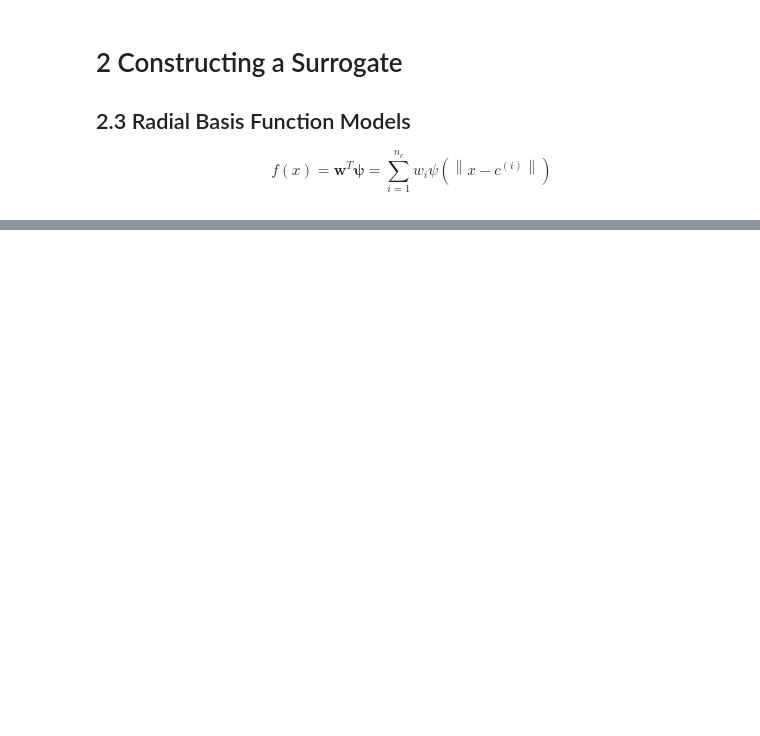
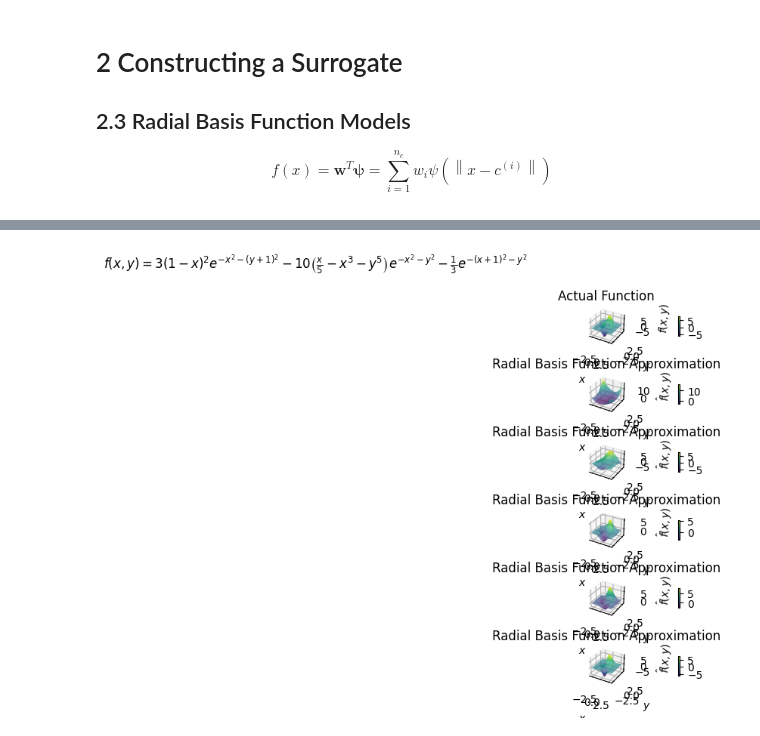
Before and after one commit to ijs32/rceu-2026, a Jupyter notebook: src/ian/surrogate-modeling/chapter-2/chapter_2.ipynb, the cells around one changed output, grey strips where cells are left out. Drawn from its saved outputs; the diff is of its cells as text; code cells hidden in the pictures; blank space fills up the shorter version.

```diff
--- a/src/ian/surrogate-modeling/chapter-2/chapter_2.ipynb
+++ b/src/ian/surrogate-modeling/chapter-2/chapter_2.ipynb
@@ -79,0 +93,53 @@ plt.show()
+# %%
+func_latex = (r'$f(x,y) = 3(1-x)^2 e^{-x^2-(y+1)^2} '
+              r'- 10\left(\frac{x}{5} - x^3 - y^5\right) e^{-x^2-y^2} '
+              r'- \frac{1}{3} e^{-(x+1)^2-y^2}$')
+
+# --- Evaluate both surfaces on a grid ---
+x = np.linspace(-3, 3, 200)
+y = np.linspace(-3, 3, 200)
+X, Y = np.meshgrid(x, y)
+matr = np.hstack((X.reshape((-1, 1)), Y.reshape((-1, 1))))
+
+Z_true = peaks(X, Y)
+
+# --- Plot side by side ---
+sample_sizes = [5,10,25,50,100]
+n_plots = len(sample_sizes) + 1
+
+fig = plt.figure(figsize=(8, 6*n_plots))
+
+ax = fig.add_subplot(n_plots, 1, 1, projection='3d')
+surf2 = ax.plot_surface(X, Y, Z_true, cmap='viridis', linewidth=0, antialiased=True)
+ax.set_title('Actual Function')
+ax.set_xlabel(r'$x$')
+ax.set_ylabel(r'$y$')
+ax.set_zlabel(r'$f(x,y)$')
+fig.colorbar(surf2, ax=ax, shrink=0.5, aspect=10)
+
+for i, size in enumerate(sample_sizes):
+
+    # --- Fit the RBF surrogate ---
+    X_sample   = random_latin_hypercube(size, 2, -3, 3)
+    D_sample   = cdist(X_sample, X_sample)
+    PSI_sample = psi(D_sample, 3)
+    Z_sample   = peaks(X_sample[:, 0], X_sample[:, 1])
+    W = np.linalg.solve(PSI_sample, Z_sample)
+
+    D    = cdist(matr, X_sample)
+    PSI  = psi(D, 3)
+    Z_rbf  = (PSI @ W).reshape((200, 200))
+
+    ax2 = fig.add_subplot(n_plots, 1, i+2, projection='3d')
+    surf1 = ax2.plot_surface(X, Y, Z_rbf, cmap='viridis', linewidth=0, antialiased=True)
+    ax2.set_title('Radial Basis Function Approximation')
+    ax2.set_xlabel(r'$x$')
+    ax2.set_ylabel(r'$y$')
+    ax2.set_zlabel(r'$\hat{f}(x,y)$')
+    fig.colorbar(surf1, ax=ax2, shrink=0.5, aspect=10)
+
+fig.suptitle(func_latex, fontsize=12)
+plt.tight_layout()
+plt.show()
+# %% [output]
+[figure, added]
```
Also changed, not shown: parts of 4 cells of this notebook.
